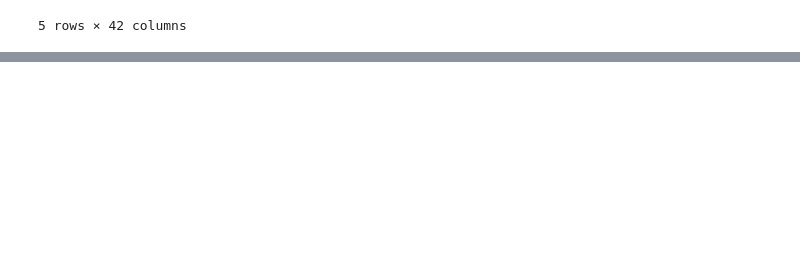
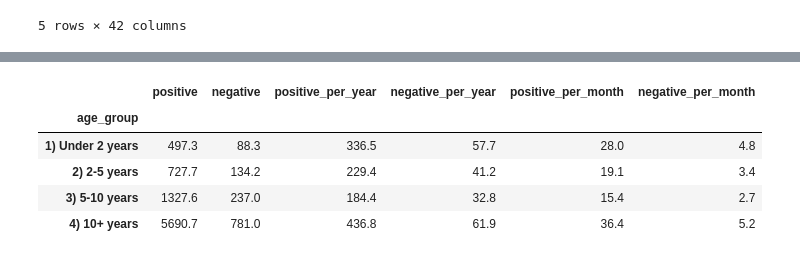
Before and after one commit to SelinBeyaz01/BUS392-Steam-Project, a Jupyter notebook: BUS392_Project.ipynb, the cells around one changed output, grey strips where cells are left out. Saved outputs shown, nothing was run; the diff lists cells and outputs as text; code cells hidden in the pictures; blank space fills up the shorter version.

```diff
--- a/BUS392_Project.ipynb
+++ b/BUS392_Project.ipynb
@@ -233,0 +86,12 @@ plt.show()
+# %%
+age_table = my_games.groupby('age_group')[['positive', 'negative',
+                                           'positive_per_year', 'negative_per_year',
+                                           'positive_per_month', 'negative_per_month']].mean().round(1)
+age_table
+# %% [output]
+|  | positive | negative | positive_per_year | negative_per_year | positive_per_month | negative_per_month |
+| age_group |  |  |  |  |  |  |
+| 1) Under 2 years | 497.3 | 88.3 | 336.5 | 57.7 | 28.0 | 4.8 |
+| 2) 2-5 years | 727.7 | 134.2 | 229.4 | 41.2 | 19.1 | 3.4 |
+| 3) 5-10 years | 1327.6 | 237.0 | 184.4 | 32.8 | 15.4 | 2.7 |
+| 4) 10+ years | 5690.7 | 781.0 | 436.8 | 61.9 | 36.4 | 5.2 |
```
Also changed, not shown: parts of 10 cells of this notebook.
